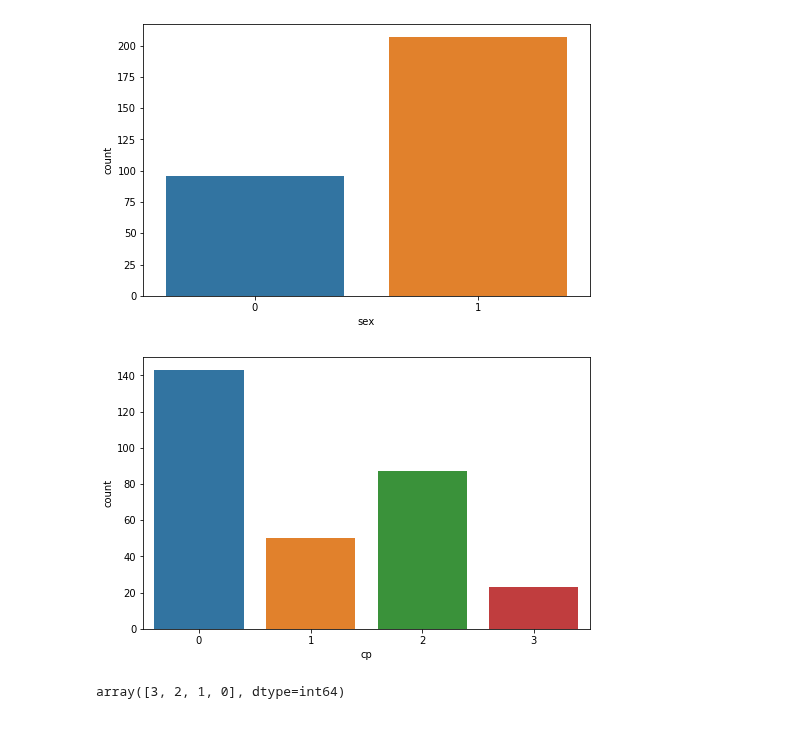
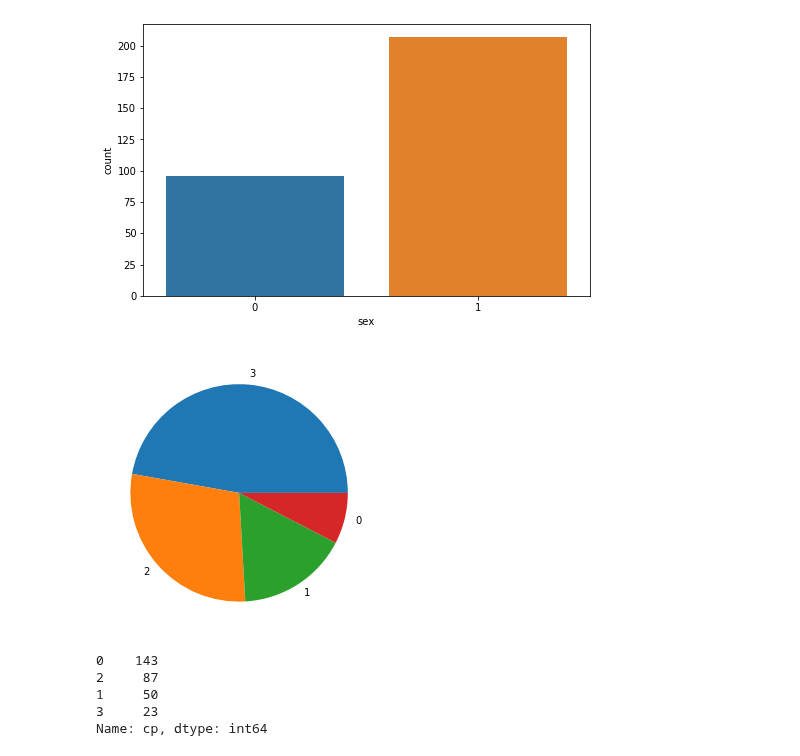
Before and after one commit to rshby/Supervised_Learning, a Jupyter notebook: Heart Disease UCI/Heart Disease - Logistic Regression.ipynb, the cells around one changed output. Drawn from its saved outputs; the diff is of its cells as text; code cells hidden in the pictures; blank space fills up the shorter version.

```diff
--- a/Heart Disease UCI/Heart Disease - Logistic Regression.ipynb
+++ b/Heart Disease UCI/Heart Disease - Logistic Regression.ipynb
@@ -78,11 +78,15 @@ ax = sns.countplot(x=df["sex"])
 # %%
 # Kolom cp
 plt.figure(figsize=(8, 5))
-ax = sns.countplot(x=df["cp"])
+ax = plt.pie(df["cp"].value_counts(), labels=df["cp"].unique())
 plt.show()
 # %% [output]
-[figure, old version]
+[figure, new version]
 # %%
-df["cp"].unique()
+df["cp"].value_counts()
 # %% [output]
-array([3, 2, 1, 0], dtype=int64)
+0    143
+2     87
+1     50
+3     23
+Name: cp, dtype: int64
```
